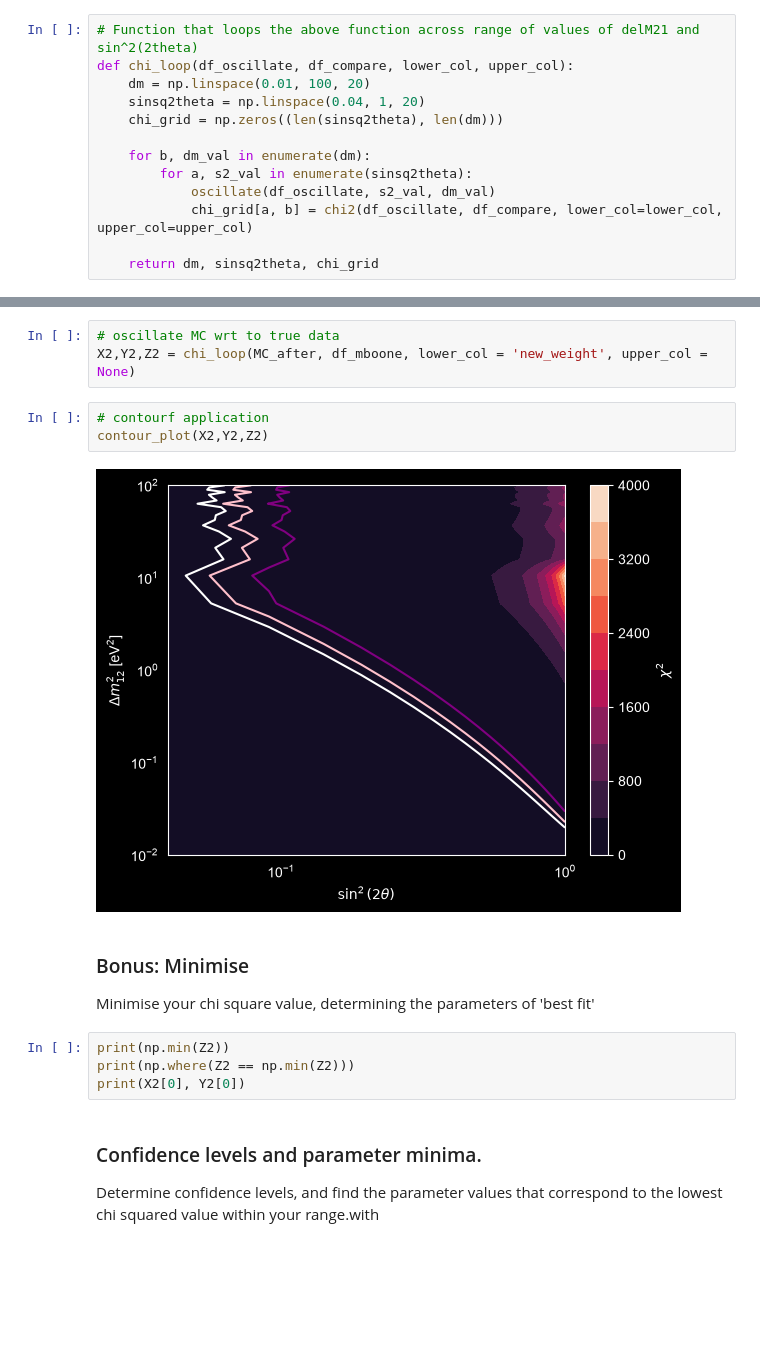
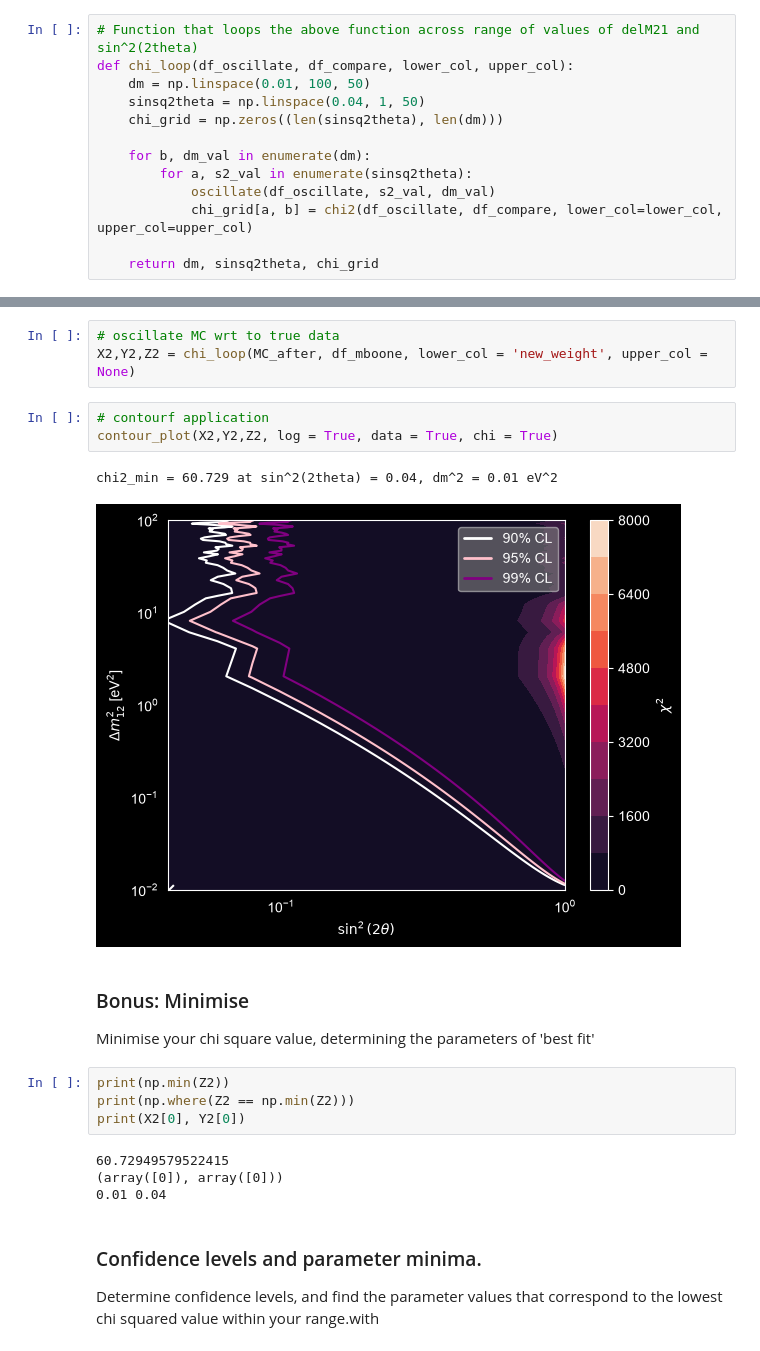
Before and after one commit to harrisonunwin/MicroBooNE_Lab, a Jupyter notebook: MainAnalysis_template.ipynb, the cells around one changed output, grey strips where cells are left out. Saved outputs shown, nothing was run; the diff lists cells and outputs as text; blank space fills up the shorter version.

```diff
--- a/MainAnalysis_template.ipynb
+++ b/MainAnalysis_template.ipynb
@@ -695,8 +695,8 @@ plt.hist(oscillated_cut.trk_energy_tot)
 # %%
 # Function that loops the above function across range of values of delM21 and sin^2(2theta)
 def chi_loop(df_oscillate, df_compare, lower_col, upper_col):
-    dm = np.linspace(0.01, 100, 20)
-    sinsq2theta = np.linspace(0.04, 1, 20)
+    dm = np.linspace(0.01, 100, 50)
+    sinsq2theta = np.linspace(0.04, 1, 50)
     chi_grid = np.zeros((len(sinsq2theta), len(dm)))
 
     for b, dm_val in enumerate(dm):
@@ -753,9 +772,10 @@ Apply your above defined functions, and represent your result with matplotlib's
 X2,Y2,Z2 = chi_loop(MC_after, df_mboone, lower_col = 'new_weight', upper_col = None)
 # %%
 # contourf application
-contour_plot(X2,Y2,Z2)
+contour_plot(X2,Y2,Z2, log = True, data = True, chi = True)
 # %% [output]
+chi2_min = 60.729 at sin^2(2theta) = 0.04, dm^2 = 0.01 eV^2
-[figure, old version]
+[figure, new version]
 # %% [markdown]
 ### Bonus: Minimise
 
@@ -764,6 +784,10 @@ Minimise your chi square value, determining the parameters of 'best fit'
 print(np.min(Z2))
 print(np.where(Z2 == np.min(Z2)))
 print(X2[0], Y2[0])
+# %% [output]
+60.72949579522415
+(array([0]), array([0]))
+0.01 0.04
 # %% [markdown]
 ### Confidence levels and parameter minima.
 Determine confidence levels, and find the parameter values that correspond to the lowest chi squared value within your range.with
```
Also changed, not shown: parts of 6 cells of this notebook.
